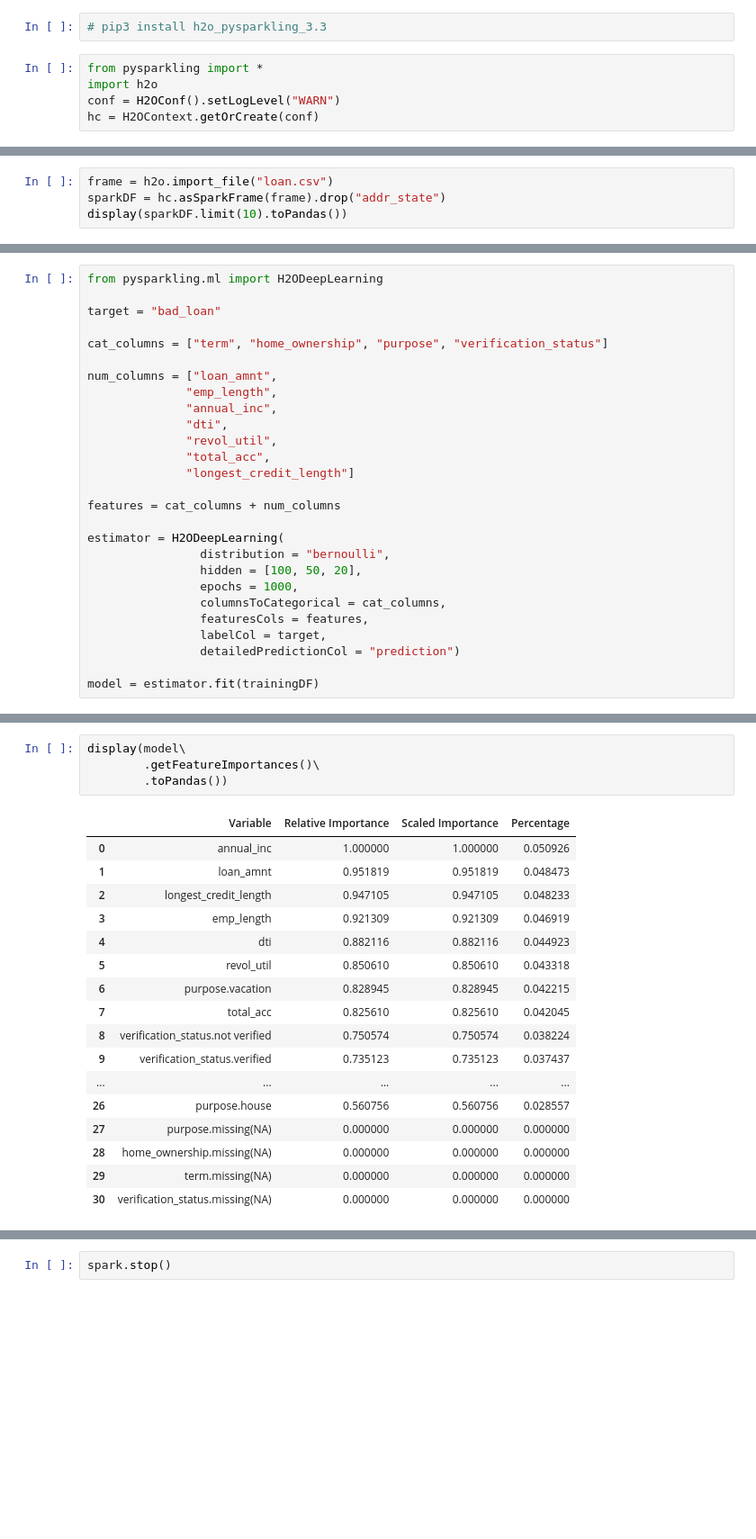
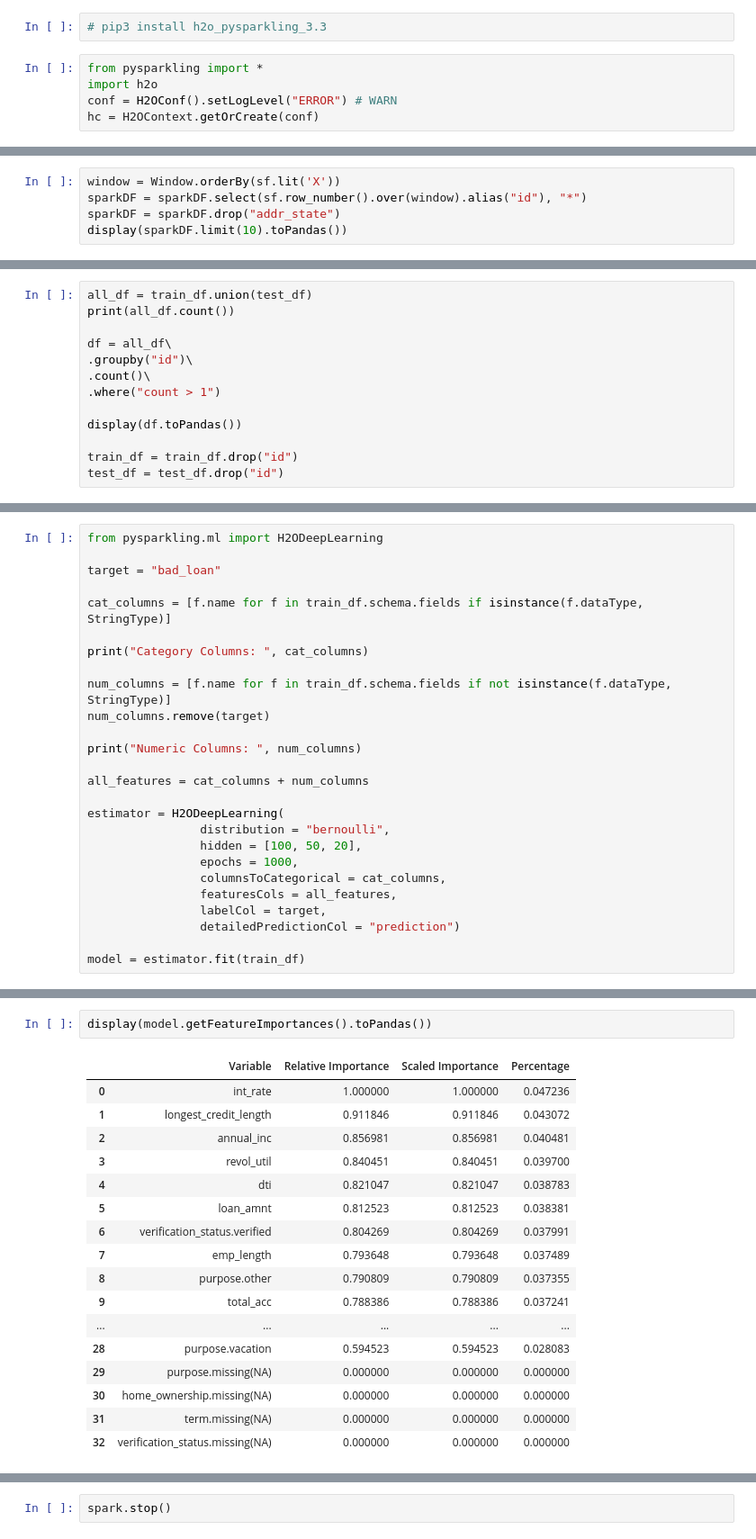
Before and after one commit to kriss024/PySpark, a Jupyter notebook: H2O_Sparkling_Water.ipynb, the cells around one changed output, grey strips where cells are left out. Shown: that part at 90% size. Drawn from its saved outputs; the diff is of its cells as text; blank space fills up the shorter version.

```diff
--- a/H2O_Sparkling_Water.ipynb
+++ b/H2O_Sparkling_Water.ipynb
@@ -17,6 +21,6 @@ spark.sparkContext
 # %%
 from pysparkling import *
 import h2o
-conf = H2OConf().setLogLevel("WARN")
+conf = H2OConf().setLogLevel("ERROR") # WARN
 hc = H2OContext.getOrCreate(conf)
 # %% [output]
@@ -53,5 +62,6 @@ Sparkling Water Context:
 # %%
-frame = h2o.import_file("loan.csv")
-sparkDF = hc.asSparkFrame(frame).drop("addr_state")
+window = Window.orderBy(sf.lit('X'))
+sparkDF = sparkDF.select(sf.row_number().over(window).alias("id"), "*")
+sparkDF = sparkDF.drop("addr_state")
 display(sparkDF.limit(10).toPandas())
 # %% [output]
@@ -69,0 +94,13 @@ Parse progress: |█████████████████████
+# %%
+all_df = train_df.union(test_df)
+print(all_df.count())
+
+df = all_df\
+.groupby("id")\
+.count()\
+.where("count > 1")
+
+display(df.toPandas())
+
+train_df = train_df.drop("id")
+test_df = test_df.drop("id")
@@ -213,26 +341,25 @@ from pysparkling.ml import H2ODeepLearning
 
 target = "bad_loan"
 
-cat_columns = ["term", "home_ownership", "purpose", "verification_status"]
+cat_columns = [f.name for f in train_df.schema.fields if isinstance(f.dataType, StringType)]
 
-num_columns = ["loan_amnt",
-              "emp_length",
-              "annual_inc",
-              "dti",
-              "revol_util",
-              "total_acc",
-              "longest_credit_length"]
+print("Category Columns: ", cat_columns)
 
-features = cat_columns + num_columns
+num_columns = [f.name for f in train_df.schema.fields if not isinstance(f.dataType, StringType)]
+num_columns.remove(target)
+
+print("Numeric Columns: ", num_columns)
+
+all_features = cat_columns + num_columns
 
 estimator = H2ODeepLearning(
                 distribution = "bernoulli",
                 hidden = [100, 50, 20],
                 epochs = 1000,
                 columnsToCategorical = cat_columns,
-                featuresCols = features,
+                featuresCols = all_features,
                 labelCol = target,
                 detailedPredictionCol = "prediction")
 
-model = estimator.fit(trainingDF)
+model = estimator.fit(train_df)
 # %% [output]
@@ -254,25 +381,23 @@ AIC: NaN
 More info available using methods like:
 getFeatureImportances(), getScoringHistory(), getCrossValidationScoringHistory()
 # %%
-display(model\
-        .getFeatureImportances()\
-        .toPandas())
+display(model.getFeatureImportances().toPandas())
 # %% [output]
 |  | Variable | Relative Importance | Scaled Importance | Percentage |
-| 0 | annual_inc | 1.000000 | 1.000000 | 0.050926 |
-| 1 | loan_amnt | 0.951819 | 0.951819 | 0.048473 |
-| 2 | longest_credit_length | 0.947105 | 0.947105 | 0.048233 |
-| 3 | emp_length | 0.921309 | 0.921309 | 0.046919 |
-| 4 | dti | 0.882116 | 0.882116 | 0.044923 |
-| 5 | revol_util | 0.850610 | 0.850610 | 0.043318 |
-| 6 | purpose.vacation | 0.828945 | 0.828945 | 0.042215 |
-| 7 | total_acc | 0.825610 | 0.825610 | 0.042045 |
-| 8 | verification_status.not verified | 0.750574 | 0.750574 | 0.038224 |
-| 9 | verification_status.verified | 0.735123 | 0.735123 | 0.037437 |
+| 0 | int_rate | 1.000000 | 1.000000 | 0.047236 |
+| 1 | longest_credit_length | 0.911846 | 0.911846 | 0.043072 |
+| 2 | annual_inc | 0.856981 | 0.856981 | 0.040481 |
+| 3 | revol_util | 0.840451 | 0.840451 | 0.039700 |
+| 4 | dti | 0.821047 | 0.821047 | 0.038783 |
+| 5 | loan_amnt | 0.812523 | 0.812523 | 0.038381 |
+| 6 | verification_status.verified | 0.804269 | 0.804269 | 0.037991 |
+| 7 | emp_length | 0.793648 | 0.793648 | 0.037489 |
+| 8 | purpose.other | 0.790809 | 0.790809 | 0.037355 |
+| 9 | total_acc | 0.788386 | 0.788386 | 0.037241 |
 | ... | ... | ... | ... | ... |
-| 26 | purpose.house | 0.560756 | 0.560756 | 0.028557 |
-| 27 | purpose.missing(NA) | 0.000000 | 0.000000 | 0.000000 |
-| 28 | home_ownership.missing(NA) | 0.000000 | 0.000000 | 0.000000 |
-| 29 | term.missing(NA) | 0.000000 | 0.000000 | 0.000000 |
-| 30 | verification_status.missing(NA) | 0.000000 | 0.000000 | 0.000000 |
+| 28 | purpose.vacation | 0.594523 | 0.594523 | 0.028083 |
+| 29 | purpose.missing(NA) | 0.000000 | 0.000000 | 0.000000 |
+| 30 | home_ownership.missing(NA) | 0.000000 | 0.000000 | 0.000000 |
+| 31 | term.missing(NA) | 0.000000 | 0.000000 | 0.000000 |
+| 32 | verification_status.missing(NA) | 0.000000 | 0.000000 | 0.000000 |
 # %%
```
Also changed, not shown: parts of 19 cells of this notebook.
